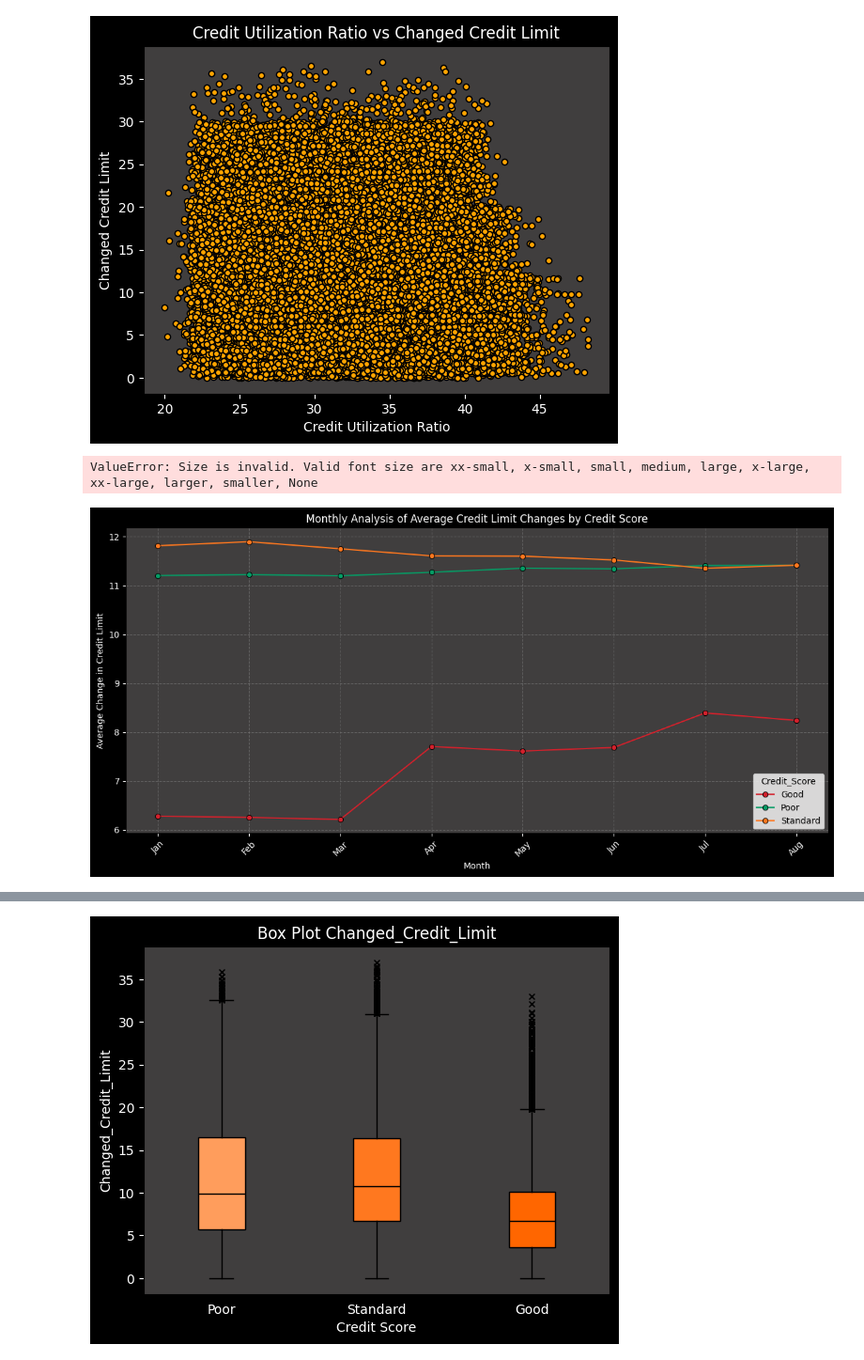
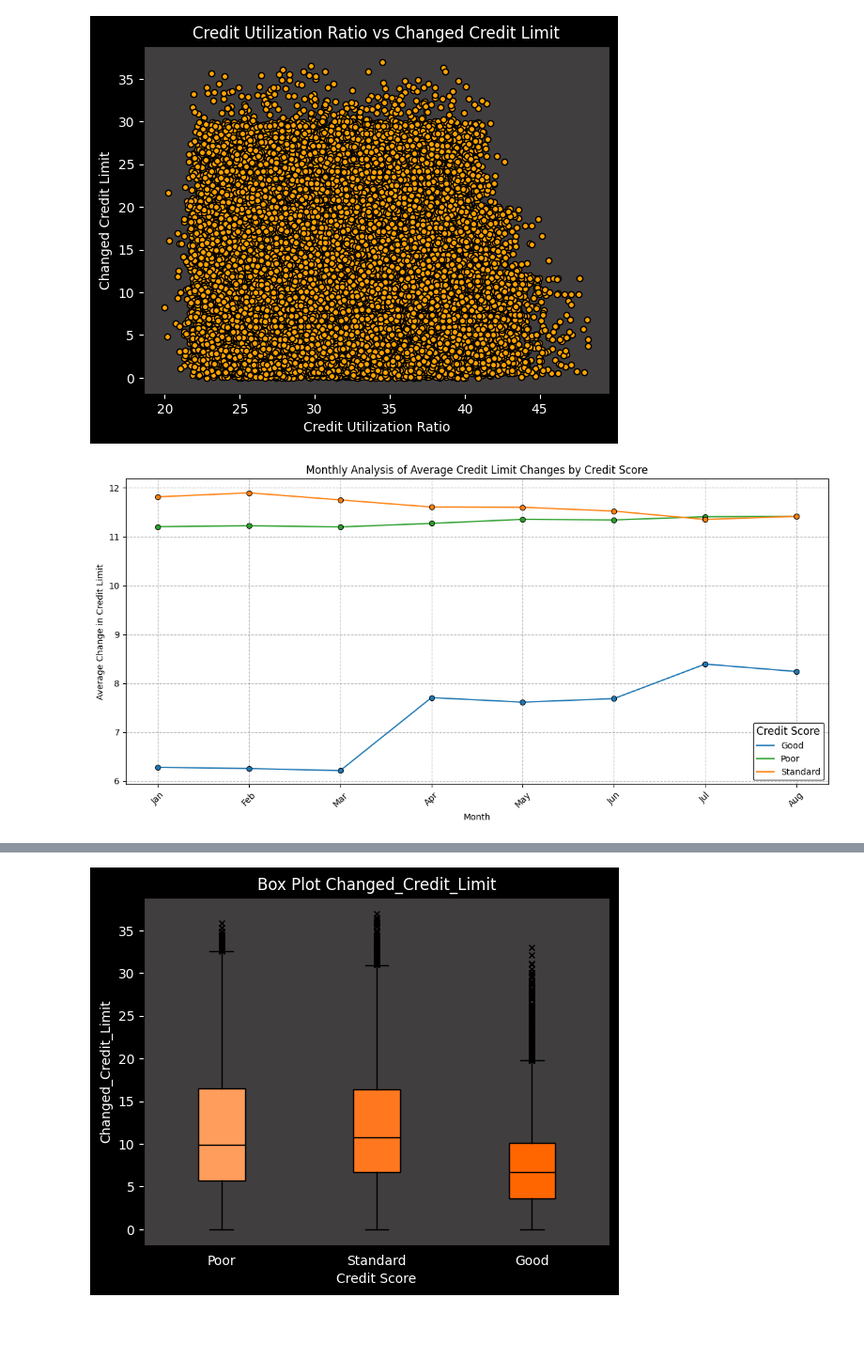
Before and after one commit to JanithRavinduRashmika/Credit_Score_Classification, a Jupyter notebook: Notebooks/EDA copy.ipynb, the cells around one changed output, grey strips where cells are left out. Shown at 94% size. Saved outputs shown, nothing was run; the diff lists cells and outputs as text; code cells hidden in the pictures; blank space fills up the shorter version.

```diff
--- a/Notebooks/EDA copy.ipynb
+++ b/Notebooks/EDA copy.ipynb
@@ -439,44 +432,48 @@ plt.show()
 # %% [output]
 [figure]
 # %%
+import matplotlib.pyplot as plt
+import seaborn as sns
+
+# Reorder the DataFrame as needed
 monthly_credit_avg = train_df.groupby(['Month', 'Credit_Score'])['Changed_Credit_Limit'].mean().reset_index()
 new_order = [9,10,11, 6,7,8, 18,19,20, 0,1,2 ,21,22,23, 15,16,17, 12,13,14, 3,4,5]
-monthly_credit_avg= monthly_credit_avg.reindex(new_order)
+monthly_credit_avg = monthly_credit_avg.reindex(new_order)
+
 # Set up the figure and axis
 fig, ax = plt.subplots(figsize=(12, 6))
 
 # Set background colors
-fig.patch.set_facecolor('black')
-ax.set_facecolor('#403e3e')
+fig.patch.set_facecolor('white')
+ax.set_facecolor('white')
 
-# Define a custom color palette
+# Define a custom color palette with shades of blue
 custom_palette = {
-    'Good': '#d3212c',   # Light Sea Green
-    'Standard': '#ff781f',  # Orange
-    'Poor': '#069c65'     # Tomato
+    'Good': '#1f77b4',   # Blue
+    'Standard': '#ff7f0e',  # Orange
+    'Poor': '#2ca02c'     # Green
 }
 
 # Create the multiple line plot with seaborn and the custom palette
 sns.lineplot(x='Month', y='Changed_Credit_Limit', hue='Credit_Score', data=monthly_credit_avg,
              marker='o', ax=ax, palette=custom_palette, markeredgecolor='black')
 
 # Customize plot aesthetics
-ax.title.set_color('white')
+ax.title.set_color('black')
 ax.set_title('Monthly Analysis of Average Credit Limit Changes by Credit Score')
-ax.set_xlabel('Month', color='white')
-ax.set_ylabel('Average Change in Credit Limit', color='white')
-ax.tick_params(axis='x', colors='white')
-ax.tick_params(axis='y', colors='white')
+ax.set_xlabel('Month', color='black')
+ax.set_ylabel('Average Change in Credit Limit', color='black')
+ax.tick_params(axis='x', colors='black')
+ax.tick_params(axis='y', colors='black')
 plt.xticks(rotation=45)  # Rotate x-axis labels for better readability
 plt.grid(True, color='gray', linestyle='--', alpha=0.5)  # Add gridlines for better readability
 plt.tight_layout()
-plt.legend(title='Credit Score', facecolor='#403e3e', fontsize='white')
+plt.legend(title='Credit Score', facecolor='white', title_fontsize='12', fontsize='10', edgecolor='black')
 
 # Show the plot
 plt.show()
 # %% [output]
-ValueError: Size is invalid. Valid font size are xx-small, x-small, small, medium, large, x-large, xx-large, larger, smaller, None
-[figure, old version]
+[figure, new version]
 # %%
 # Group by month and credit score, and calculate the average change in credit limit
 monthly_credit_avg = train_df.groupby(['Month', 'Credit_Score'])['Changed_Credit_Limit'].mean().reset_index()
```
Also changed, not shown: parts of 23 cells of this notebook, 26 other files.
